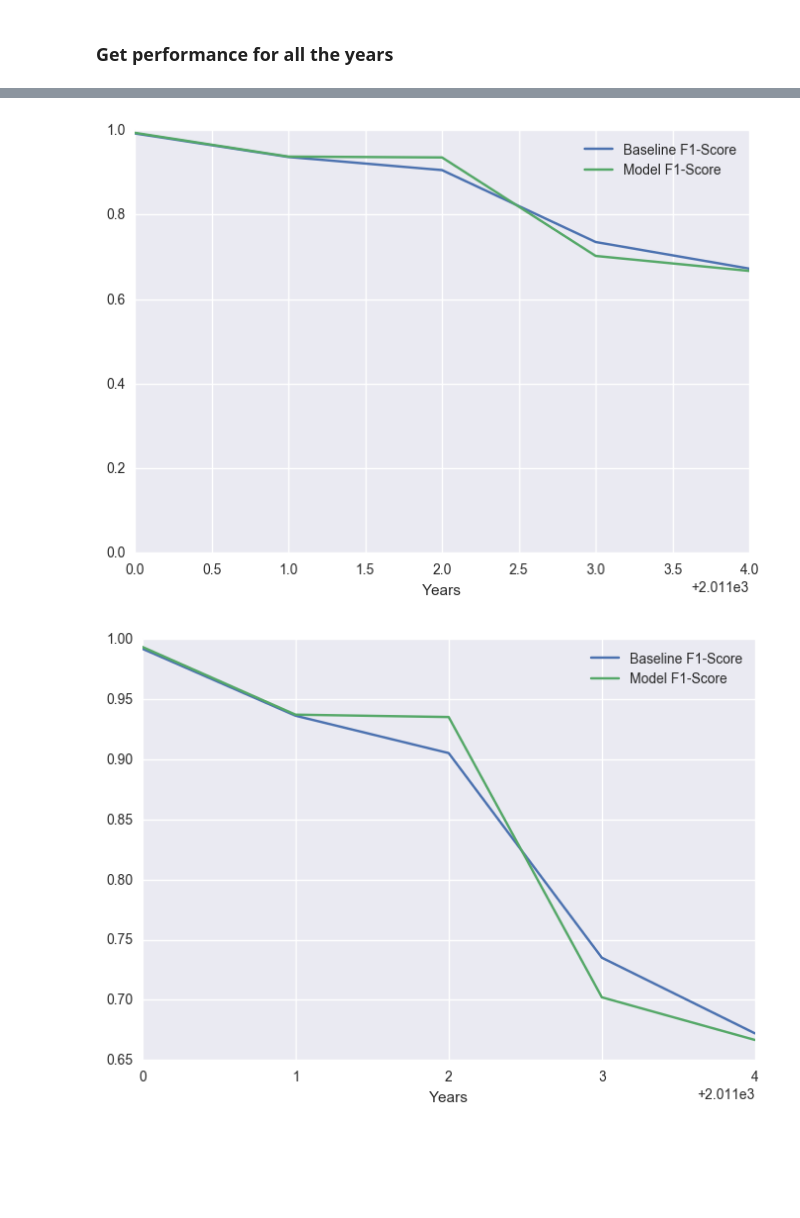
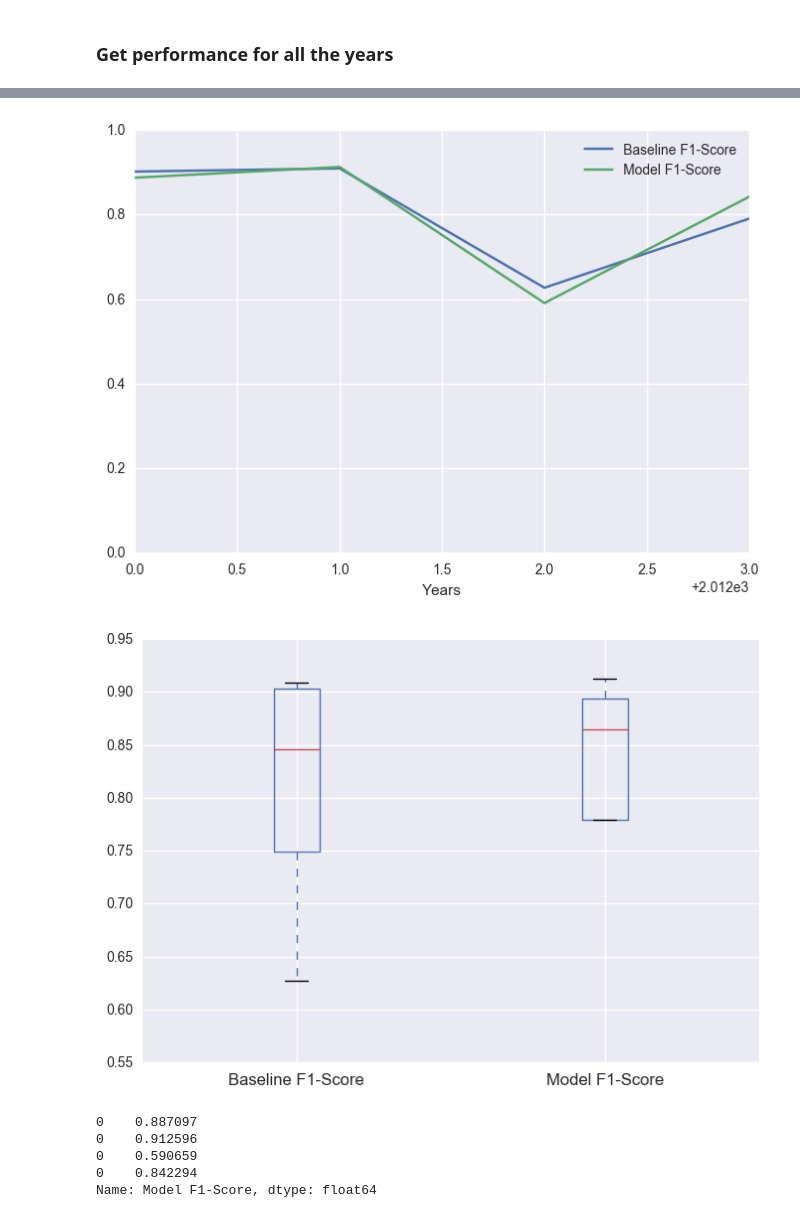
Before and after one commit to joroscha/ml, a Jupyter notebook: One Year Classification.ipynb, the cells around one changed output, grey strips where cells are left out. Saved outputs shown, nothing was run; the diff lists cells and outputs as text; code cells hidden in the pictures; blank space fills up the shorter version.

Commit message:
One Year Classification

```diff
--- a/One Year Classification.ipynb
+++ b/One Year Classification.ipynb
@@ -93,8 +81,0 @@ DecisionTreeClassifier(class_weight='balanced', criterion='gini', max_depth=3,
-# %%
-test_year = 2016
-test_data = year_data_dict[test_year]
-x_test = test_data.drop(['Y', 'postal_code', 'Years', 'growth'], axis =1)
-y_test = test_data.growth
-y_pred = clf.predict(x_test)
-print(confusion_matrix(y_test, y_pred))
-print(classification_report(y_test, y_pred))
@@ -116,8 +88,11 @@ classifier_parameters = {}
 classifiers['Decision Tree'] = Pipeline([('clf', DecisionTreeClassifier())])
 classifier_parameters['Decision Tree'] = {'clf__max_depth':(3, 9, 12, 15), 'clf__class_weight': (None, "balanced")}
 
-classifiers['kNN'] = Pipeline([('clf', neighbors.KNeighborsClassifier())])
+classifiers['kNN'] = Pipeline([('scale', StandardScaler()),('clf', neighbors.KNeighborsClassifier())])
 classifier_parameters['kNN'] = {'clf__n_neighbors':(3,5,7), 'clf__weights': ('uniform', 'distance')}
+
+classifiers['LogReg'] = Pipeline([('scale', StandardScaler()),('clf', LogisticRegression())])
+classifier_parameters['LogReg'] = {'clf__C':(0.1, 0.25, 0.5, 0.75, 1, 10), 'clf__penalty':('l1', 'l2')}
 # %%
 def bestModel(year_data_dict, classifiers, train_year):
 
@@ -143,6 +118,8 @@ def bestModel(year_data_dict, classifiers, train_year):
         X_train, X_test = X_training[train_index], X_training[test_index]
         Y_train, Y_test = y_training[train_index], y_training[test_index]
 
+        ros = RandomOverSampler()
+        X_train, Y_train = ros.fit_sample(X_train, Y_train)
         fold = fold + 1
 
         # Inner CV
@@ -167,15 +144,16 @@ def bestModel(year_data_dict, classifiers, train_year):
                                                       'precision':[precision_score(Y_test, y_pred)],
                                                       'recall':[recall_score(Y_test, y_pred)],
                                                       'kappa':[cohen_kappa_score(Y_test, y_pred)],
-                                                      'f1_score':[f1_score(Y_test, y_pred)]}),
+                                                      'f1_score':[f1_score(Y_test, y_pred)],
+                                                      'fbeta':[fbeta_score(Y_test, y_pred, beta=0.5)]}),
                                    ignore_index=True)
     #Extract best model
-    models = scores[['algorithm', 'accuracy', 'precision', 'recall', 'kappa', 'f1_score']].groupby(['algorithm']).mean()
-    best_model = models.ix[np.where(models.f1_score == max(models.f1_score))].index.values[0]
+    models = scores[['algorithm', 'accuracy', 'precision', 'recall', 'kappa', 'f1_score', 'fbeta']].groupby(['algorithm']).mean()
+    best_model = models.ix[np.where(models.f1_score == max(models.fbeta))].index.values[0]
 
     #Extract the parameters for the best model
-    f1_scores = scores[['algorithm', 'f1_score', 'parameters']][scores['algorithm'] == best_model].groupby(['parameters']).mean()
-    best_param = f1_scores.ix[np.where(f1_scores.f1_score == max(f1_scores.f1_score))].index.values
+    f1_scores = scores[['algorithm', 'fbeta', 'parameters']][scores['algorithm'] == best_model].groupby(['parameters']).mean()
+    best_param = f1_scores.ix[np.where(f1_scores.fbeta == max(f1_scores.fbeta))].index.values
     print("Best Param: " + best_param)
     #Convert string to dictionary
     best_param = ast.literal_eval(best_param[0])
@@ -184,7 +162,9 @@ def bestModel(year_data_dict, classifiers, train_year):
     if best_model == "Decision Tree":
         final_model = Pipeline([('clf', DecisionTreeClassifier())])
     elif best_model == "kNN":
-        final_model = Pipeline([('clf', neighbors.KNeighborsClassifier())])
+        final_model = Pipeline([('scale', StandardScaler()),('clf', neighbors.KNeighborsClassifier())])
+    elif best_model == "LogReg":
+        final_model = Pipeline([('scale', StandardScaler()),('clf', LogisticRegression())])
     final_model.set_params(**best_param).fit(X_training, y_training)
 
     test_year = train_year+1
@@ -195,7 +175,8 @@ def bestModel(year_data_dict, classifiers, train_year):
     print("Confusion Matrix: ")
     print(confusion_matrix(y_test, y_pred))
     print(classification_report(y_test, y_pred))
-    test_f1Score = f1_score(y_test, y_pred)
+    #test_f1Score = f1_score(y_test, y_pred)
+    test_f1Score = fbeta_score(y_test, y_pred, beta = 0.5)
 
     #Get baseline prediction (previous year growth)
     prev_year_pred = pd.DataFrame(year_data_dict[train_year][['postal_code', 'growth']])
@@ -204,6 +185,7 @@ def bestModel(year_data_dict, classifiers, train_year):
     prev_growth.columns = ['growth_tminus1', 'growth_tplus1']
     y_true = le.transform(prev_growth.growth_tplus1)
     y_pred_baseline = le.transform(prev_growth.growth_tminus1)
-    baseline_f1Score = f1_score(y_true, y_pred_baseline)
+    #baseline_f1Score = f1_score(y_true, y_pred_baseline)
+    baseline_f1Score = fbeta_score(y_true, y_pred_baseline, beta = 0.5)
 
     return test_f1Score, baseline_f1Score
@@ -238,7 +192,7 @@ avg / total       0.72      0.85      0.78        80
 # %% [markdown]
 ### Get performance for all the years
 # %%
-minYear = 2011
+minYear = 2012
 maxYear = 2016
 
 results = pd.DataFrame(columns=["Years", "Model F1-Score", "Baseline F1-Score"])
@@ -272,10 +226,18 @@ avg / total       0.82      0.52      0.62        87
 # %%
-a.plot(xlim=(2011, 2015), ylim=(0,1))
+a.plot(xlim=(minYear, maxYear-1), ylim=(0,1))
 plt.show()
 # %% [output]
-[figure, old version]
+[figure, new version]
 # %%
-results.plot(x = 'Years', y = ['Baseline F1-Score', 'Model F1-Score'], xticks=range(2011, 2016))
+results.boxplot(column = ['Baseline F1-Score', 'Model F1-Score'], return_type='axes')
 plt.show()
 # %% [output]
-[figure, old version]
+[figure, new version]
+# %%
+results['Model F1-Score']
+# %% [output]
+0    0.887097
+0    0.912596
+0    0.590659
+0    0.842294
+Name: Model F1-Score, dtype: float64
```
Also changed, not shown: parts of 8 cells of this notebook.
